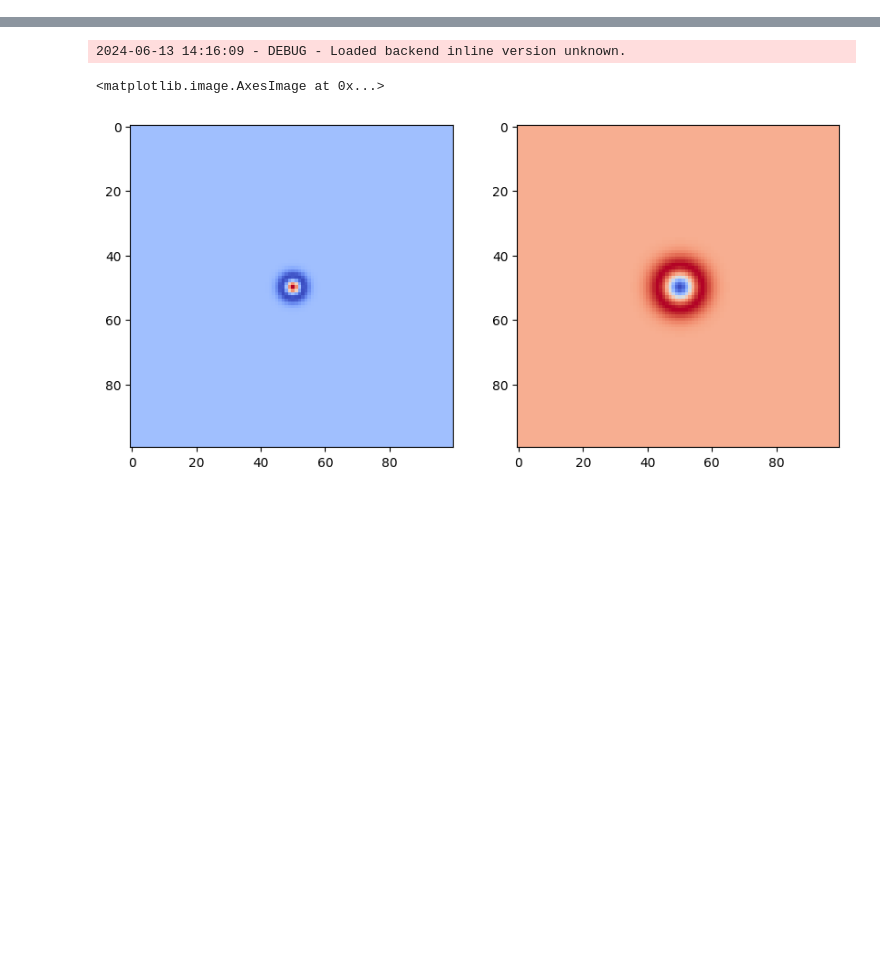
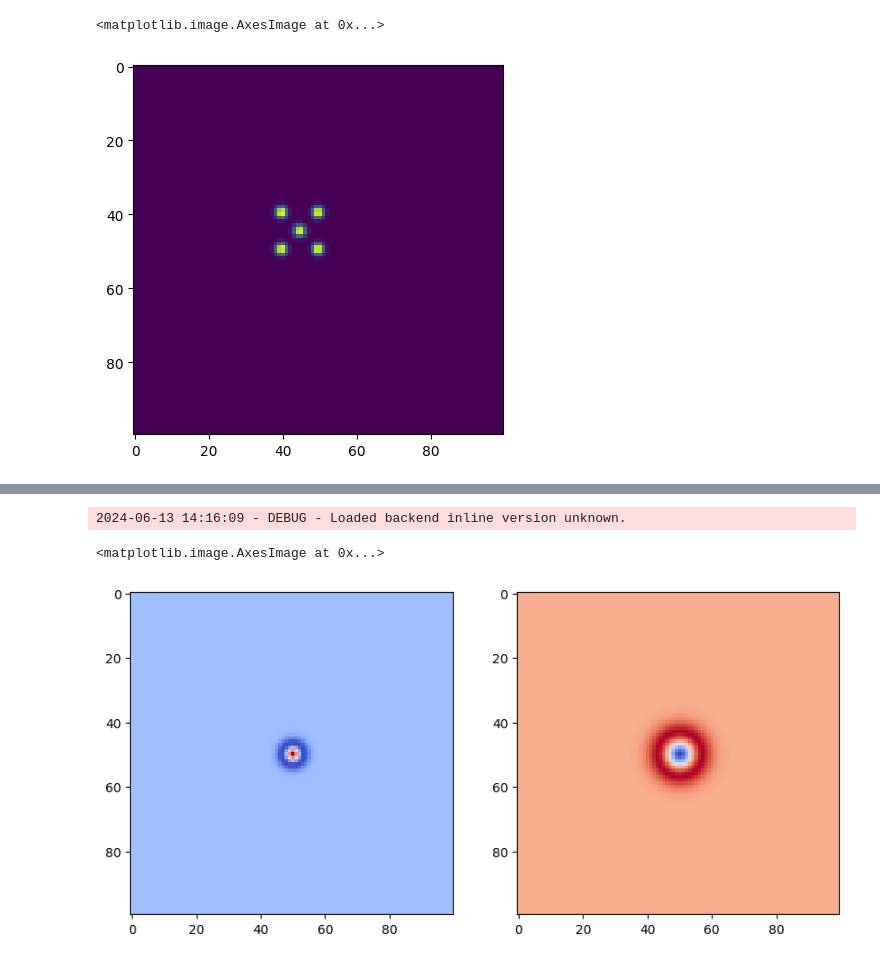
Before and after one commit to 1101AlexZab1011/SpatialMemory, a Jupyter notebook: dev/make_2d_pseudoattr.ipynb, the cells around one changed output, grey strips where cells are left out. Drawn from its saved outputs; the diff is of its cells as text; code cells hidden in the pictures; blank space fills up the shorter version.

```diff
--- a/dev/make_2d_pseudoattr.ipynb
+++ b/dev/make_2d_pseudoattr.ipynb
@@ -410,0 +424,21 @@ raise
+# %%
+from bbtoolkit.structures.attractors.kernels import gaussian_kernel_2d
+%matplotlib inline
+plt.imshow(
+    gaussian_kernel_2d(
+        100, 100, 1,
+        center=(.5, .5)
+    ) + gaussian_kernel_2d(
+        100, 100, 1,
+        center=(.4, .5)
+    ) + gaussian_kernel_2d(
+        100, 100, 1,
+        center=(.4, .4)
+    ) + gaussian_kernel_2d(
+        100, 100, 1,
+        center=(.5, .4)
+    ) + gaussian_kernel_2d(
+        100, 100, 1,
+        center=(.45, .45)
+    )4)
+# %% [output]
@@ -410,0 +446,2 @@ raise
+<matplotlib.image.AxesImage at 0x...>
+[figure, added]
```
Also changed, not shown: parts of 11 cells of this notebook, 15 other files.
